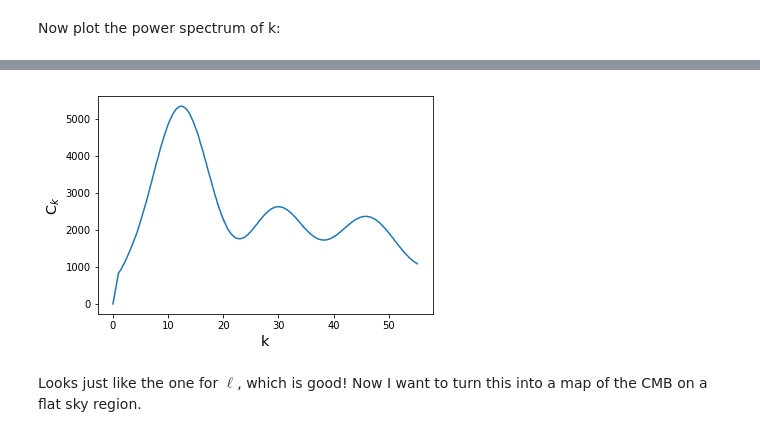
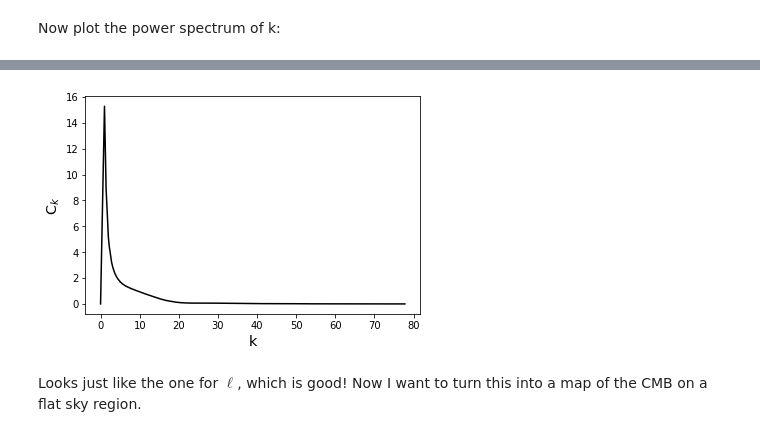
Before and after one commit to marcusmerryfield/phys641_hw, a Jupyter notebook: assignment_4/assignment_4.ipynb, the cells around one changed output, grey strips where cells are left out. Cells and saved outputs as stored; diff of their text form; code cells hidden in the pictures.

```diff
--- a/assignment_4/assignment_4.ipynb
+++ b/assignment_4/assignment_4.ipynb
@@ -156,7 +156,8 @@ Repeating Question 1, but on a flat sky! Recall from class: $\sim$flat box $x$ r
 
 So, for our 20 degree (~0.349 radian) box, the smallest $\ell$ that should be used is:
 # %%
-x = 20*(np.pi/180)
+patchsize= 20 #in degrees
+x = patchsize*(np.pi/180)
 l_min = 2*np.pi/x
 print('The minimum l is: %s' % (str(l_min)))
 # %% [output]
@@ -166,15 +167,10 @@ As discussed before, up to some $\ell_{\text{max}}$, there are $(\ell_{max} + 1)
 # %%
-max_pixelsize = 360/5000
-npix = int(20/(max_pixelsize/20))
-k_max = int(1000.0*x/(2*np.pi))
+k_max = int(nl*x/(2*np.pi))
+npix = 2*k_max #in one dimension, double for nyquist sampling
+pixelsize = patchsize/npix #in degrees
 
-k = np.arange(int(k_max)*np.sqrt(2))
+k = np.arange(npix)
 k[int(len(k)/2):] = k[int(len(k)/2):] - len(k)
 k_x = np.tile(k,(len(k),1))
 k_y = k_x.T
-
 k = np.sqrt(k_x**2 + k_y**2)
-
-corresponding_l = np.round(2*np.pi*k/x)
-corresponding_c_l = ps[corresponding_l.astype(int),0] #this is the c_k matrix!
-c_k = corresponding_c_l
@@ -181,3 +183,9 @@ c_k = corresponding_c_l
+# %%
+corresponding_l = np.round(2*np.pi*k/x)
+corresponding_c_l = np.zeros(corresponding_l.shape)
+mask = corresponding_l < nl
+corresponding_c_l[mask] = c_l[corresponding_l[mask].astype(int)] #this is the c_k matrix!
+c_k = corresponding_c_l
 # %% [markdown]
 Now plot the power spectrum of k:
 # %%
@@ -187,9 +200,9 @@ c_k_for_plot = c_k.flatten()[sort]
 # %%
-plt.plot(k_for_plot,c_k_for_plot)
+plt.plot(k_for_plot,c_k_for_plot,c='k')
 plt.xlabel('k',fontsize='x-large')
 plt.ylabel('C$_k$',fontsize='x-large')
 plt.show()
 # %% [output]
-[figure, old version]
+[figure, new version]
 # %% [markdown]
 Looks just like the one for $\ell$, which is good! Now I want to turn this into a map of the CMB on a flat sky region.
```
Also changed, not shown: parts of 17 cells of this notebook.
